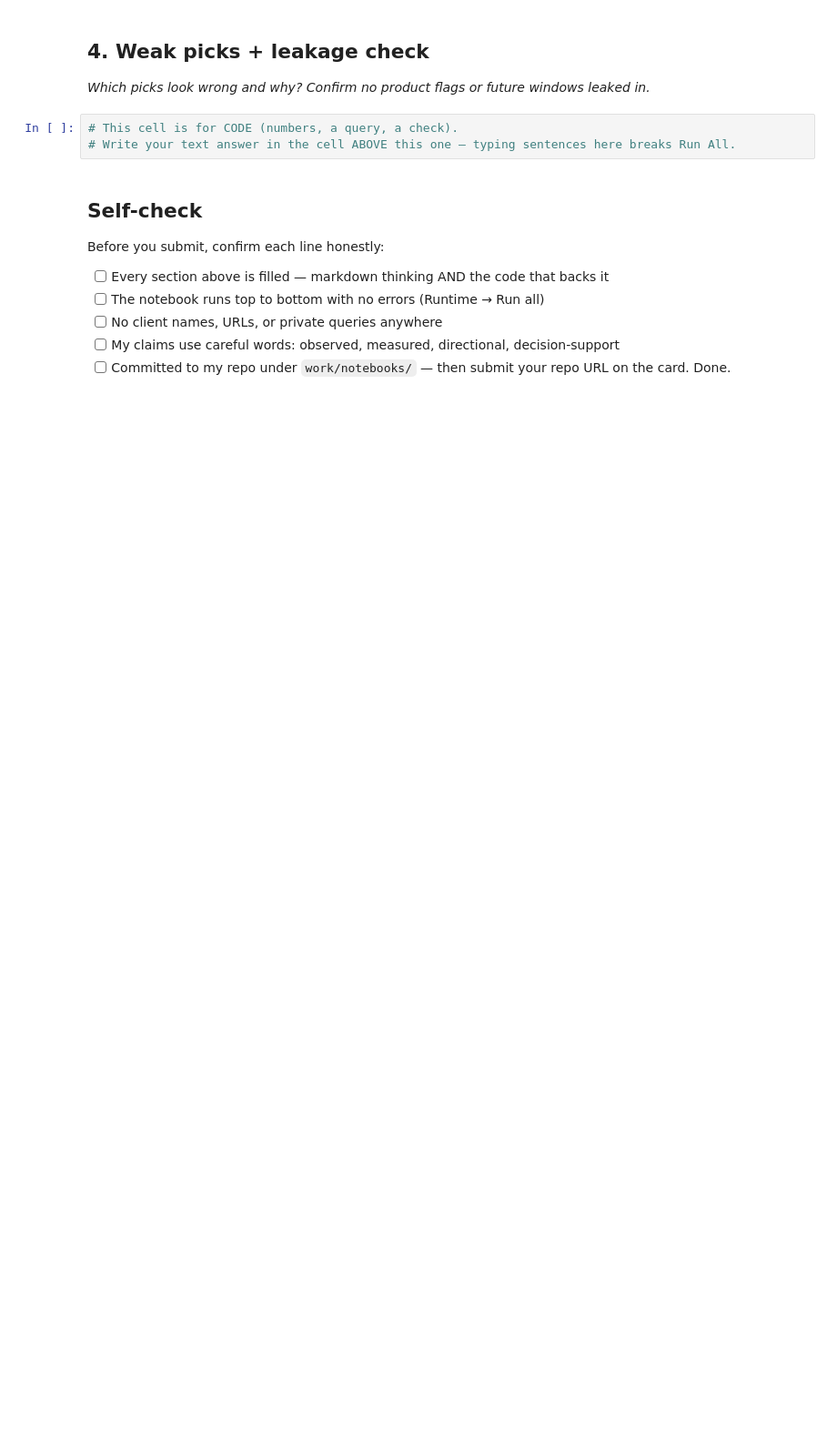
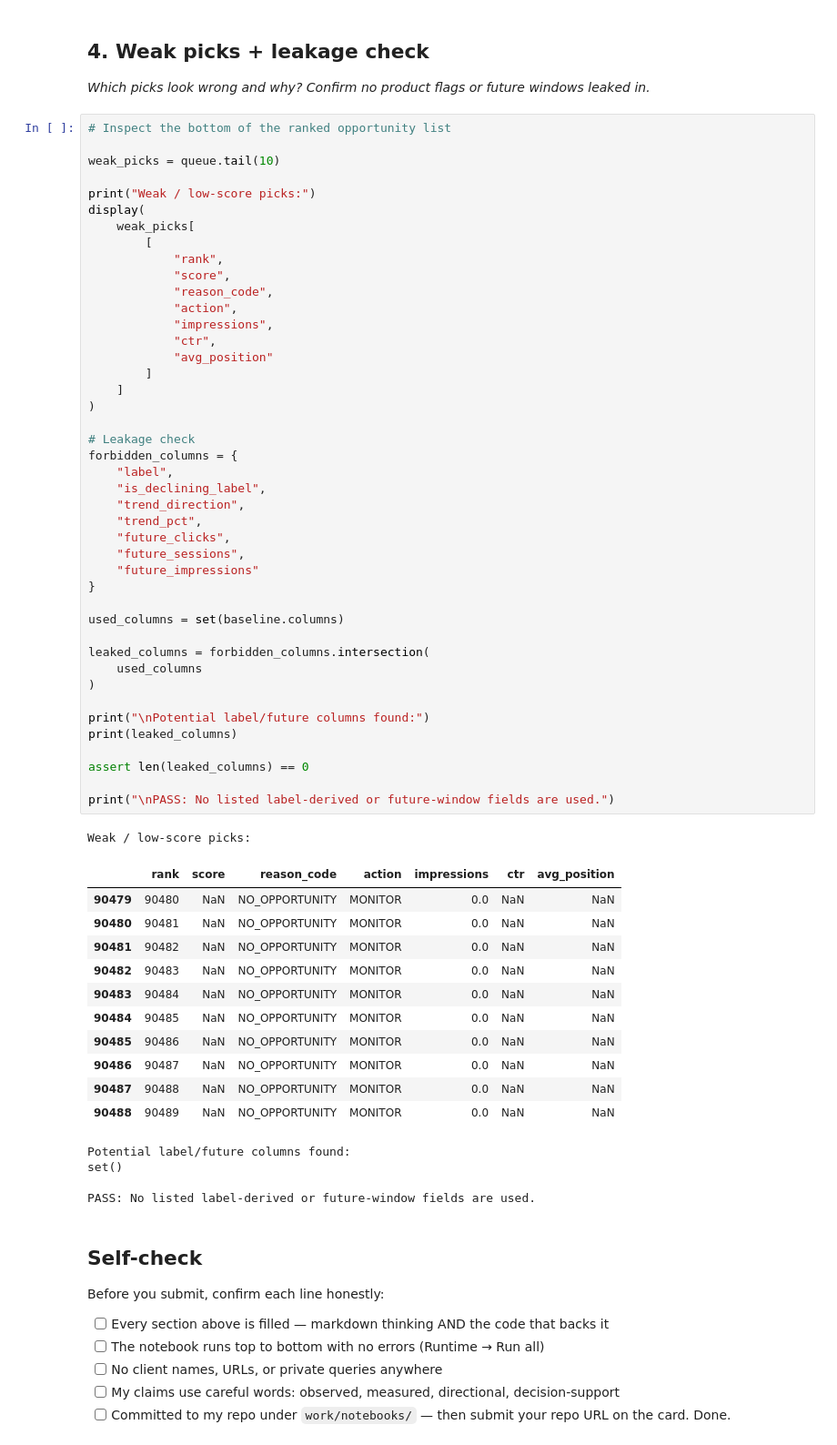
Before and after one commit to Anshikaag-28/Anshika-FlyRank-ML, a Jupyter notebook: work/notebooks/w04_baseline_score.ipynb, the cells around one changed output. Shown at 91% size. Drawn from its saved outputs; the diff is of its cells as text; blank space fills up the shorter version.

```diff
--- a/work/notebooks/w04_baseline_score.ipynb
+++ b/work/notebooks/w04_baseline_score.ipynb
@@ -96,9 +373,66 @@ Rows: 90489
 ## 4. Weak picks + leakage check
 
 *Which picks look wrong and why? Confirm no product flags or future windows leaked in.*
-# %%
-# This cell is for CODE (numbers, a query, a check).
-# Write your text answer in the cell ABOVE this one — typing sentences here breaks Run All.
+# %%
+# Inspect the bottom of the ranked opportunity list
+
+weak_picks = queue.tail(10)
+
+print("Weak / low-score picks:")
+display(
+    weak_picks[
+        [
+            "rank",
+            "score",
+            "reason_code",
+            "action",
+            "impressions",
+            "ctr",
+            "avg_position"
+        ]
+    ]
+)
+
+# Leakage check
+forbidden_columns = {
+    "label",
+    "is_declining_label",
+    "trend_direction",
+    "trend_pct",
+    "future_clicks",
+    "future_sessions",
+    "future_impressions"
+}
+
+used_columns = set(baseline.columns)
+
+leaked_columns = forbidden_columns.intersection(
+    used_columns
+)
+
+print("\nPotential label/future columns found:")
+print(leaked_columns)
+
+assert len(leaked_columns) == 0
+
+print("\nPASS: No listed label-derived or future-window fields are used.")
+# %% [output]
+Weak / low-score picks:
+|  | rank | score | reason_code | action | impressions | ctr | avg_position |
+| 90479 | 90480 | NaN | NO_OPPORTUNITY | MONITOR | 0.0 | NaN | NaN |
+| 90480 | 90481 | NaN | NO_OPPORTUNITY | MONITOR | 0.0 | NaN | NaN |
+| 90481 | 90482 | NaN | NO_OPPORTUNITY | MONITOR | 0.0 | NaN | NaN |
+| 90482 | 90483 | NaN | NO_OPPORTUNITY | MONITOR | 0.0 | NaN | NaN |
+| 90483 | 90484 | NaN | NO_OPPORTUNITY | MONITOR | 0.0 | NaN | NaN |
+| 90484 | 90485 | NaN | NO_OPPORTUNITY | MONITOR | 0.0 | NaN | NaN |
+| 90485 | 90486 | NaN | NO_OPPORTUNITY | MONITOR | 0.0 | NaN | NaN |
+| 90486 | 90487 | NaN | NO_OPPORTUNITY | MONITOR | 0.0 | NaN | NaN |
+| 90487 | 90488 | NaN | NO_OPPORTUNITY | MONITOR | 0.0 | NaN | NaN |
+| 90488 | 90489 | NaN | NO_OPPORTUNITY | MONITOR | 0.0 | NaN | NaN |
+Potential label/future columns found:
+set()
+
+PASS: No listed label-derived or future-window fields are used.
 # %% [markdown]
 ## Self-check
 
```
Also changed, not shown: parts of 11 cells of this notebook.
